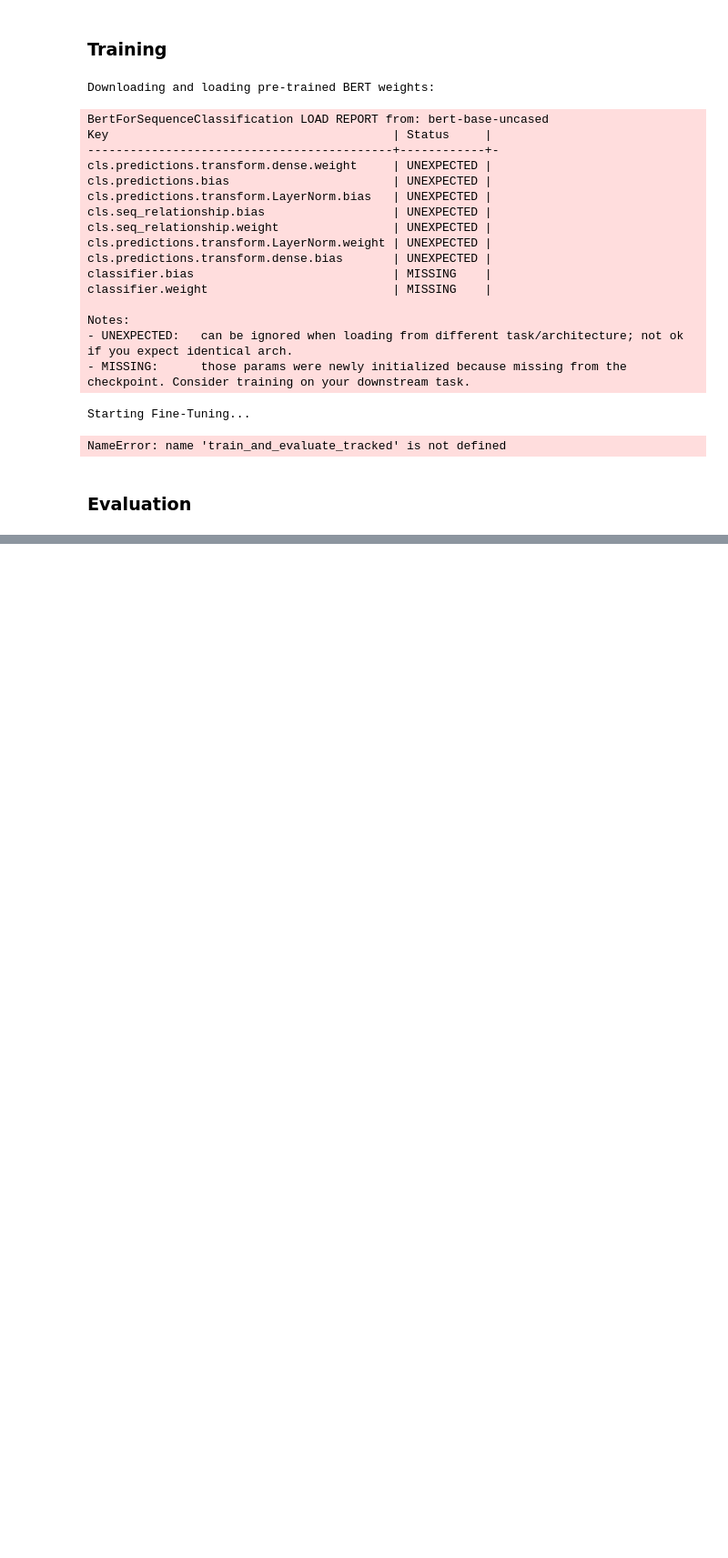
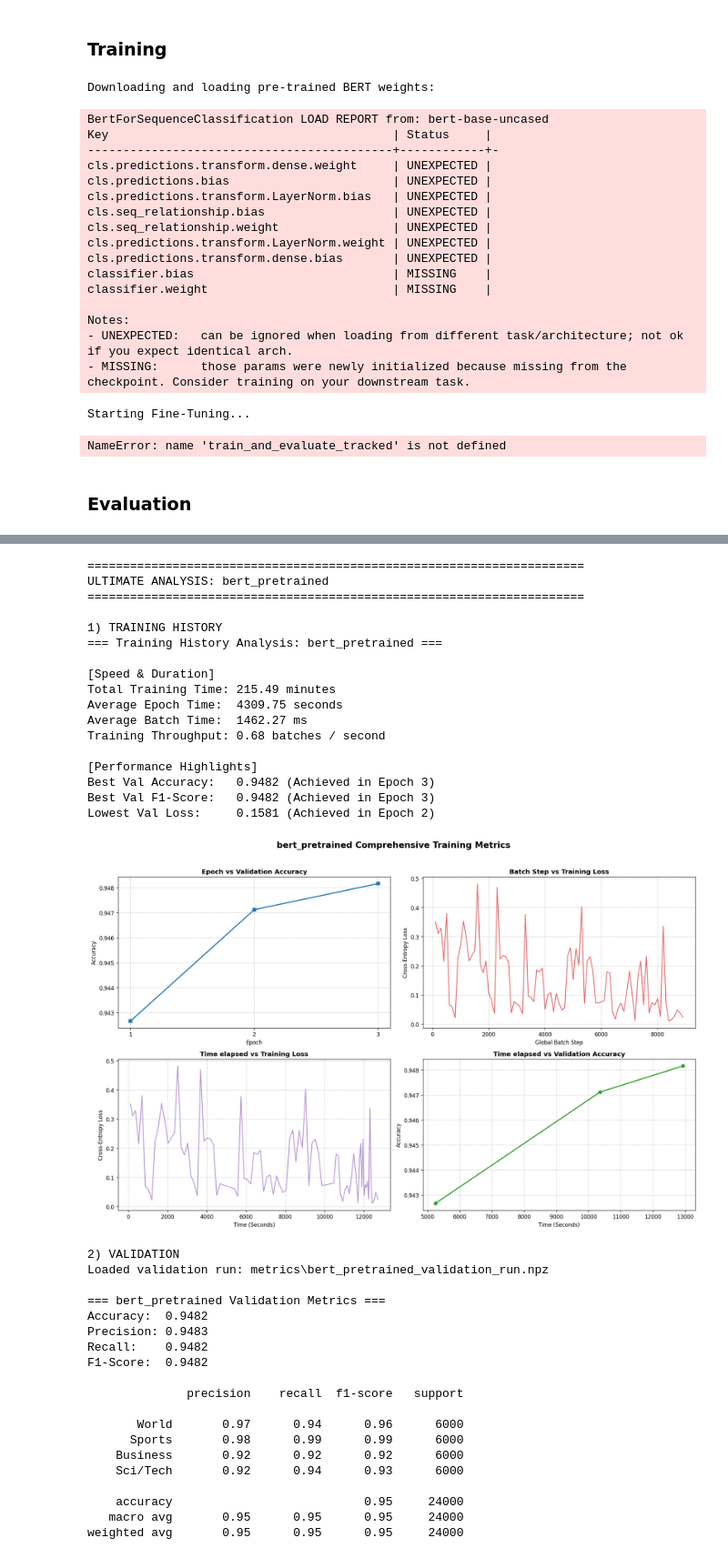
Before and after one commit to TheLittleRock/DeepLearningExam, a Jupyter notebook: problem 2.ipynb, the cells around one changed output, grey strips where cells are left out. Shown at 91% size. Cells and saved outputs as stored; diff of their text form; code cells hidden in the pictures; blank space fills up the shorter version.

```diff
--- a/problem 2.ipynb
+++ b/problem 2.ipynb
@@ -1700,0 +1686,51 @@ Saved hardware summary JSON: objects/eval/bert_pretrained_hardware_summary.json
+# %%
+ultimate = run_ultimate_analysis(
+    model=model_pretrained,
+    val_loader=val_loader,
+    history=history_pretrained,
+    device=device,
+    tokenizer=tokenizer,
+    class_names=['World', 'Sports', 'Business', 'Sci/Tech'],
+    model_name='bert_pretrained',
+    analysis_dir='metrics',
+    force_validation_run=False,
+    hardware_batches=10,
+)
+# %% [output]
+======================================================================
+ULTIMATE ANALYSIS: bert_pretrained
+======================================================================
+
+1) TRAINING HISTORY
+=== Training History Analysis: bert_pretrained ===
+
+[Speed & Duration]
+Total Training Time: 215.49 minutes
+Average Epoch Time:  4309.75 seconds
+Average Batch Time:  1462.27 ms
+Training Throughput: 0.68 batches / second
+
+[Performance Highlights]
+Best Val Accuracy:   0.9482 (Achieved in Epoch 3)
+Best Val F1-Score:   0.9482 (Achieved in Epoch 3)
+Lowest Val Loss:     0.1581 (Achieved in Epoch 2)
+[figure, added]
+2) VALIDATION
+Loaded validation run: metrics\bert_pretrained_validation_run.npz
+
+=== bert_pretrained Validation Metrics ===
+Accuracy:  0.9482
+Precision: 0.9483
+Recall:    0.9482
+F1-Score:  0.9482
+
+              precision    recall  f1-score   support
+
+       World       0.97      0.94      0.96      6000
+      Sports       0.98      0.99      0.99      6000
+    Business       0.92      0.92      0.92      6000
+    Sci/Tech       0.92      0.94      0.93      6000
+
+    accuracy                           0.95     24000
+   macro avg       0.95      0.95      0.95     24000
+weighted avg       0.95      0.95      0.95     24000
```
Also changed, not shown: parts of 76 cells of this notebook, 34 other files.
